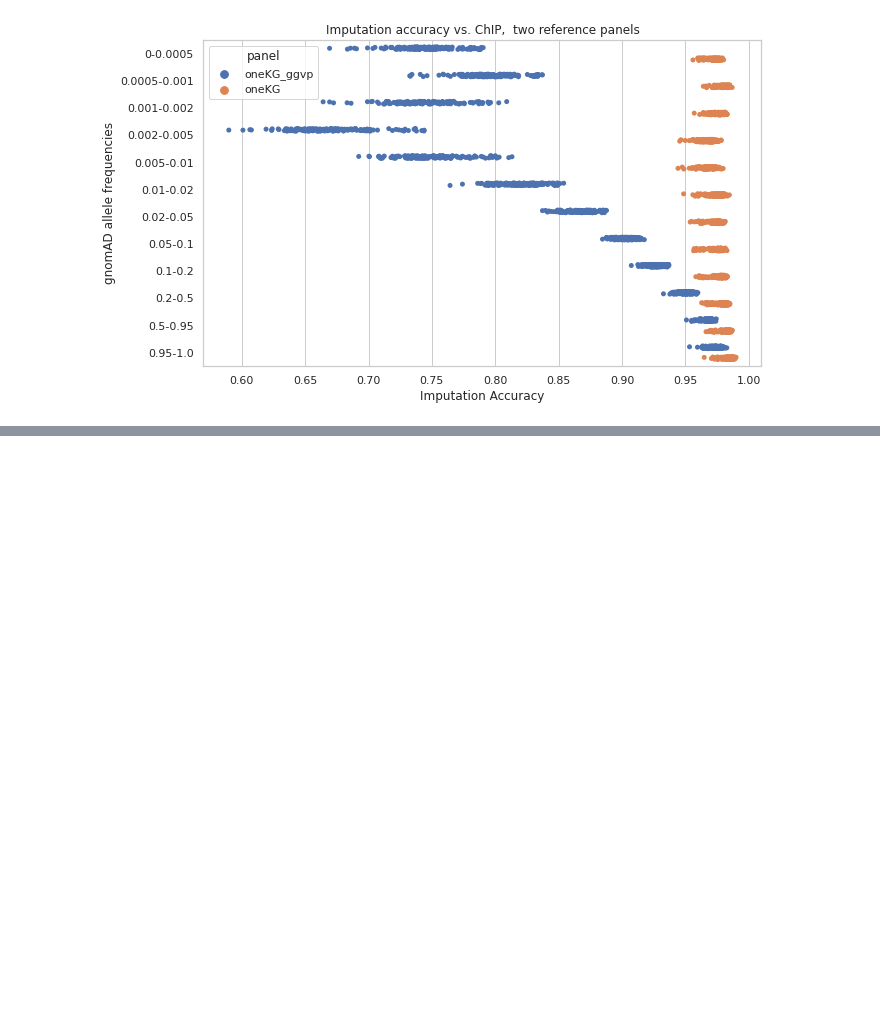
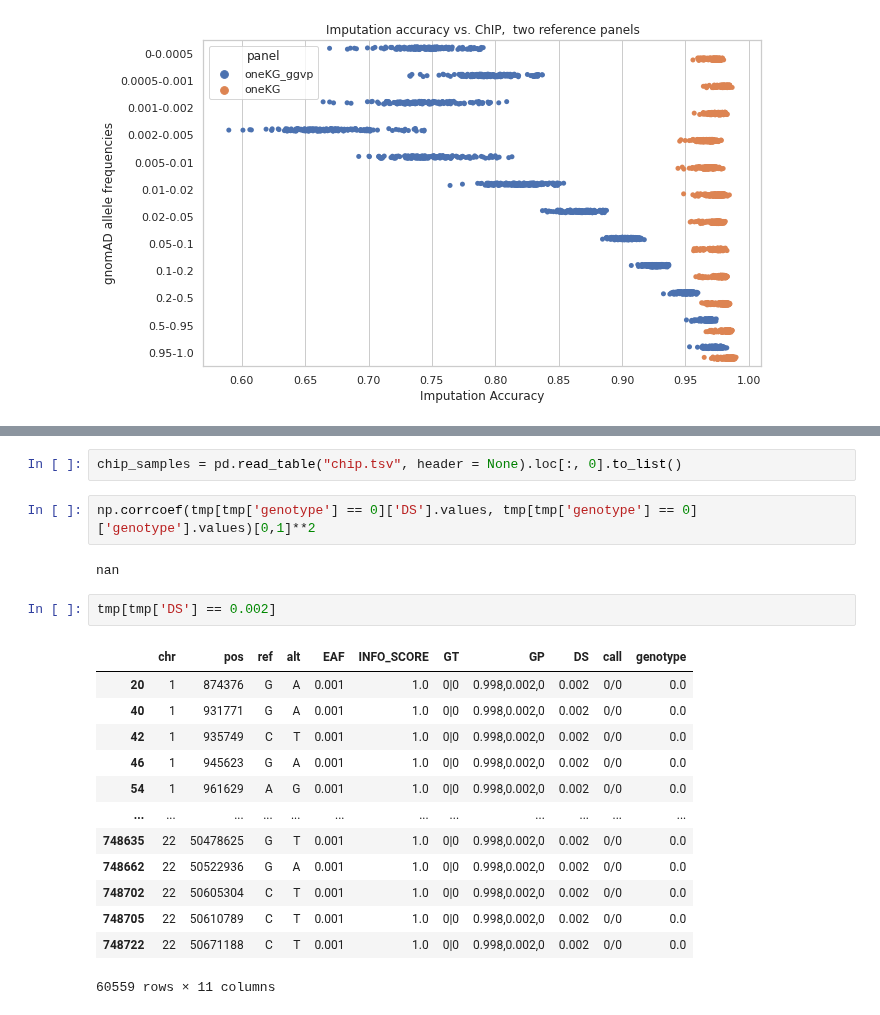
Before and after one commit to Suuuuuuuus/LCWGS_pipeline, a Jupyter notebook: scripts/lcwgs_dump.ipynb, the cells around one changed output, grey strips where cells are left out. Cells and saved outputs as stored; diff of their text form; blank space fills up the shorter version.

```diff
--- a/scripts/lcwgs_dump.ipynb
+++ b/scripts/lcwgs_dump.ipynb
@@ -180,0 +285,22 @@ x
+# %%
+chip_samples = pd.read_table("chip.tsv", header = None).loc[:, 0].to_list()
+# %%
+np.corrcoef(tmp[tmp['genotype'] == 0]['DS'].values, tmp[tmp['genotype'] == 0]['genotype'].values)[0,1]**2
+# %% [output]
+nan
+# %%
+tmp[tmp['DS'] == 0.002]
+# %% [output]
+|  | chr | pos | ref | alt | EAF | INFO_SCORE | GT | GP | DS | call | genotype |
+| 20 | 1 | 874376 | G | A | 0.001 | 1.0 | 0|0 | 0.998,0.002,0 | 0.002 | 0/0 | 0.0 |
+| 40 | 1 | 931771 | G | A | 0.001 | 1.0 | 0|0 | 0.998,0.002,0 | 0.002 | 0/0 | 0.0 |
+| 42 | 1 | 935749 | C | T | 0.001 | 1.0 | 0|0 | 0.998,0.002,0 | 0.002 | 0/0 | 0.0 |
+| 46 | 1 | 945623 | G | A | 0.001 | 1.0 | 0|0 | 0.998,0.002,0 | 0.002 | 0/0 | 0.0 |
+| 54 | 1 | 961629 | A | G | 0.001 | 1.0 | 0|0 | 0.998,0.002,0 | 0.002 | 0/0 | 0.0 |
+| ... | ... | ... | ... | ... | ... | ... | ... | ... | ... | ... | ... |
+| 748635 | 22 | 50478625 | G | T | 0.001 | 1.0 | 0|0 | 0.998,0.002,0 | 0.002 | 0/0 | 0.0 |
+| 748662 | 22 | 50522936 | G | A | 0.001 | 1.0 | 0|0 | 0.998,0.002,0 | 0.002 | 0/0 | 0.0 |
+| 748702 | 22 | 50605304 | C | T | 0.001 | 1.0 | 0|0 | 0.998,0.002,0 | 0.002 | 0/0 | 0.0 |
+| 748705 | 22 | 50610789 | C | T | 0.001 | 1.0 | 0|0 | 0.998,0.002,0 | 0.002 | 0/0 | 0.0 |
+| 748722 | 22 | 50671188 | C | T | 0.001 | 1.0 | 0|0 | 0.998,0.002,0 | 0.002 | 0/0 | 0.0 |
+60559 rows × 11 columns
```
Also changed, not shown: parts of 11 cells of this notebook, 3 other files.
